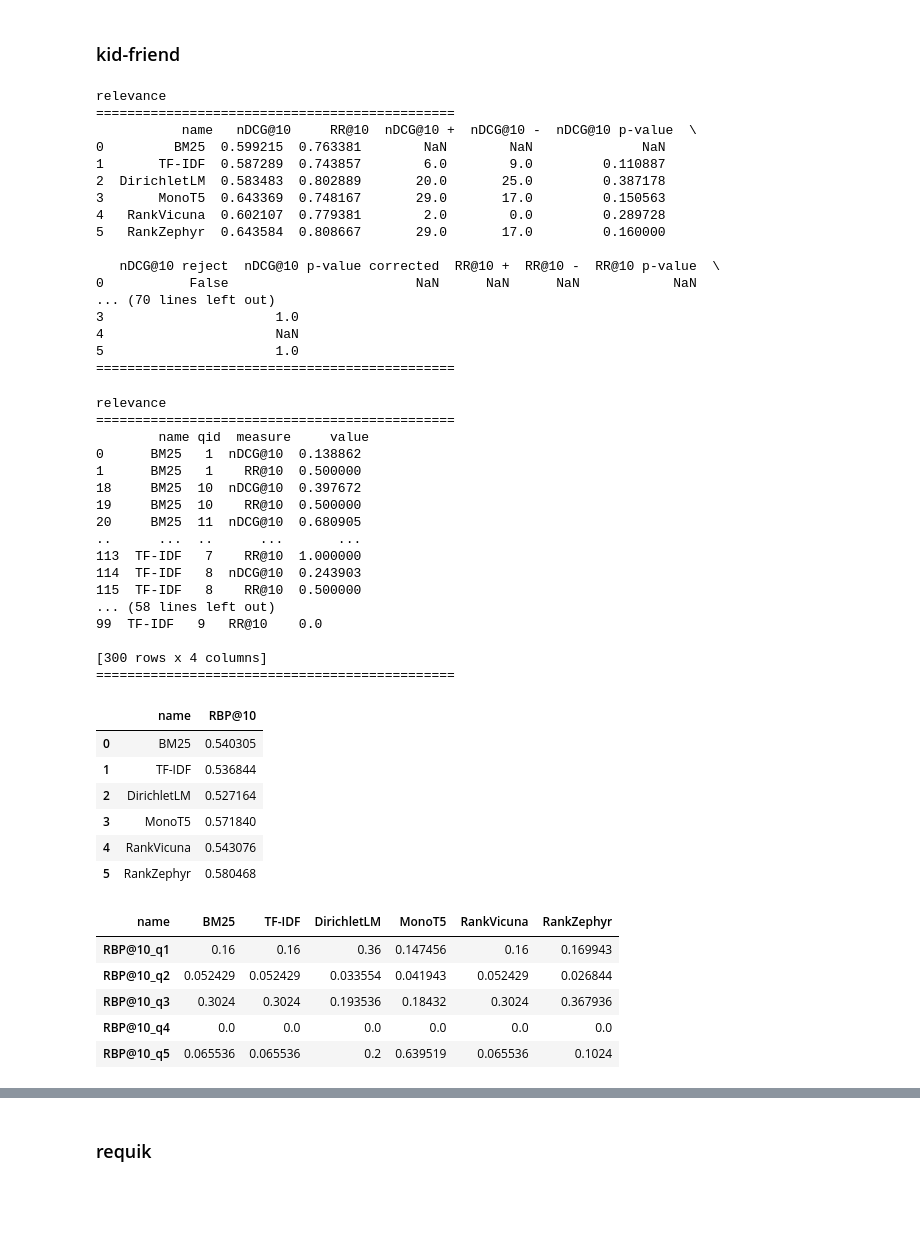
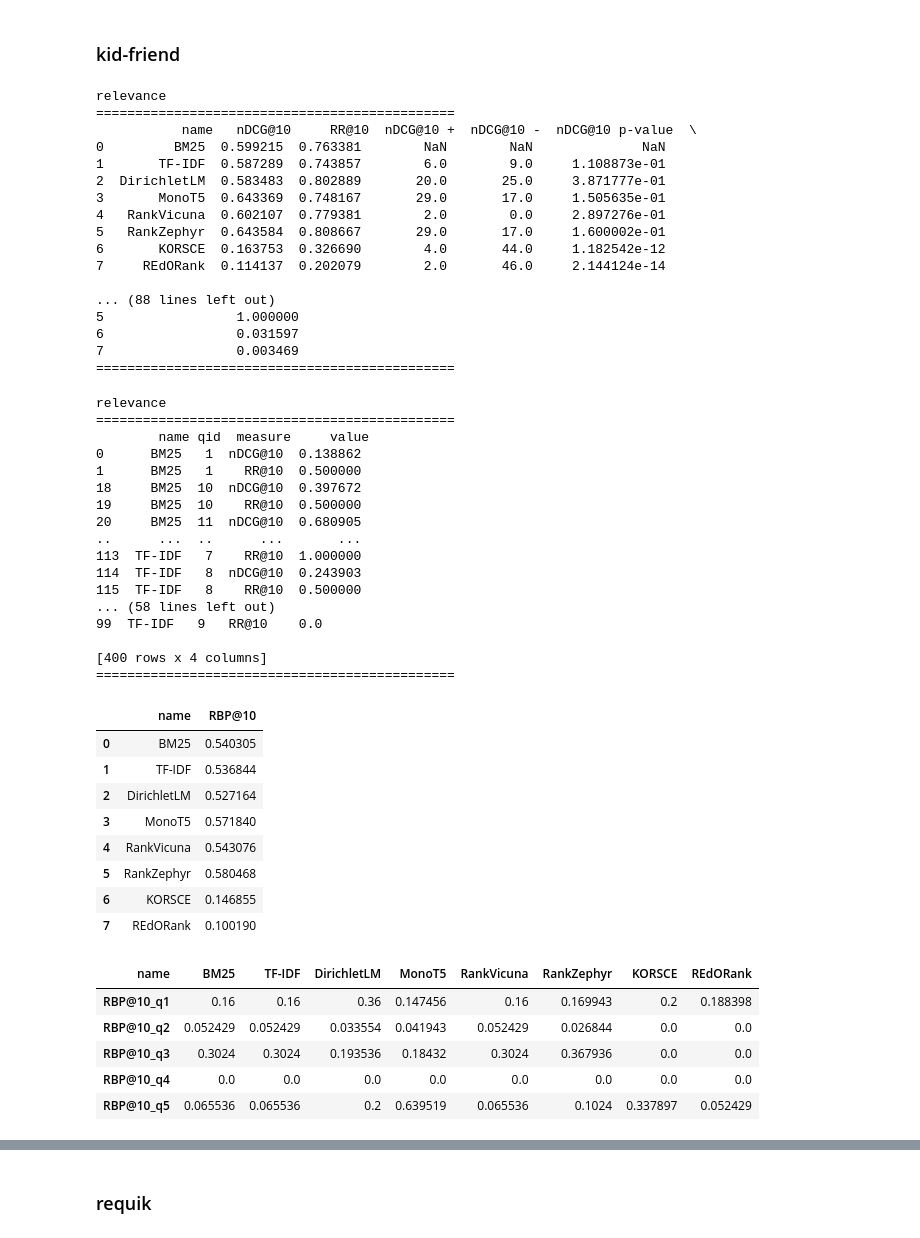
Before and after one commit to SOLandChildren/ChildCenteredEvaluation, a Jupyter notebook: code/evaluation.ipynb, the cells around one changed output, grey strips where cells are left out. Cells and saved outputs as stored; diff of their text form; code cells hidden in the pictures; blank space fills up the shorter version.

Commit message:
added korsce rankings for evaluation

```diff
--- a/code/evaluation.ipynb
+++ b/code/evaluation.ipynb
@@ -36,7 +104,7 @@ for qrel in qrels:
         retr_systems = get_ranked_lists("results/kid-friend/"),
         topics = kf_queries,
         qrels = kf_qrel_file,
-        names=["BM25", "TF-IDF", "DirichletLM", "MonoT5", "RankVicuna", "RankZephyr"],
+        names=["BM25", "TF-IDF", "DirichletLM", "MonoT5", "RankVicuna", "RankZephyr", "KORSCE", "REdORank"],
         eval_metrics=metrics,
         save_dir=str(kf_results_dir),
         save_mode='reuse', # switch to overwrite if required,
@@ -51,18 +119,18 @@ relevance
 ==============================================
            name   nDCG@10     RR@10  nDCG@10 +  nDCG@10 -  nDCG@10 p-value  \
 0         BM25  0.599215  0.763381        NaN        NaN              NaN
-1       TF-IDF  0.587289  0.743857        6.0        9.0         0.110887
-2  DirichletLM  0.583483  0.802889       20.0       25.0         0.387178
-3       MonoT5  0.643369  0.748167       29.0       17.0         0.150563
-4   RankVicuna  0.602107  0.779381        2.0        0.0         0.289728
-5   RankZephyr  0.643584  0.808667       29.0       17.0         0.160000
+1       TF-IDF  0.587289  0.743857        6.0        9.0     1.108873e-01
+2  DirichletLM  0.583483  0.802889       20.0       25.0     3.871777e-01
+3       MonoT5  0.643369  0.748167       29.0       17.0     1.505635e-01
+4   RankVicuna  0.602107  0.779381        2.0        0.0     2.897276e-01
+5   RankZephyr  0.643584  0.808667       29.0       17.0     1.600002e-01
+6       KORSCE  0.163753  0.326690        4.0       44.0     1.182542e-12
+7     REdORank  0.114137  0.202079        2.0       46.0     2.144124e-14
 
-   nDCG@10 reject  nDCG@10 p-value corrected  RR@10 +  RR@10 -  RR@10 p-value  \
-0           False                        NaN      NaN      NaN            NaN
-... (70 lines left out)
-3                      1.0
-4                      NaN
-5                      1.0
+... (88 lines left out)
+5                 1.000000
+6                 0.031597
+7                 0.003469
 ==============================================
 # %%
 import pyterrier as pt
@@ -98,7 +166,7 @@ for qrel in qrels:
         retr_systems = get_ranked_lists("results/kid-friend/"),
         topics = kf_queries,
         qrels = kf_qrel_file,
-        names=["BM25", "TF-IDF", "DirichletLM", "MonoT5", "RankVicuna", "RankZephyr"],
+        names=["BM25", "TF-IDF", "DirichletLM", "MonoT5", "RankVicuna", "RankZephyr", "KORSCE", "REdORank"],
         eval_metrics=metrics,
         save_dir=str(kf_results_dir),
         save_mode='reuse', # switch to overwrite if required,
@@ -123,7 +191,7 @@ relevance
 ... (58 lines left out)
 99  TF-IDF   9   RR@10    0.0
 
-[300 rows x 4 columns]
+[400 rows x 4 columns]
 ==============================================
 # %%
 import pyterrier as pt
@@ -132,7 +200,7 @@ import pandas as pd
 
 
 kf_retriever_systems = get_ranked_lists("results/kid-friend/")
-kf_retriever_names = ["BM25", "TF-IDF", "DirichletLM", "MonoT5", "RankVicuna", "RankZephyr"]
+kf_retriever_names = ["BM25", "TF-IDF", "DirichletLM", "MonoT5", "RankVicuna", "RankZephyr", "KORSCE", "REdORank"]
 
 # kf_retriever_systems = [kid_friend_tf_idf]
 # kf_retriever_names = ["TF-IDF"]
@@ -157,41 +225,43 @@ kf_rbp_results_df
 | 3 | MonoT5 | 0.571840 |
 | 4 | RankVicuna | 0.543076 |
 | 5 | RankZephyr | 0.580468 |
+| 6 | KORSCE | 0.146855 |
+| 7 | REdORank | 0.100190 |
 # %%
 import pyterrier as pt
 from utils import RBP, get_ranked_lists
 import pandas as pd
 
 
 kf_retriever_systems = get_ranked_lists("results/kid-friend/")
-kf_retriever_names = ["BM25", "TF-IDF", "DirichletLM", "MonoT5", "RankVicuna", "RankZephyr"]
+kf_retriever_names = ["BM25", "TF-IDF", "DirichletLM", "MonoT5", "RankVicuna", "RankZephyr", "KORSCE", "REdORank"]
 
 # kf_retriever_systems = [kid_friend_tf_idf]
 # kf_retriever_names = ["TF-IDF"]
 
 kf_queries = pd.read_csv("../data/kid-friend-en/en/inputs/topics.csv")
 kf_queries["qid"] = kf_queries["qid"].astype(str)
 kf_qrel_file = pd.read_csv("../data/kid-friend-en/en/qrels/qrels-relevance-binary.csv")
 kf_qrel_file["qid"] = kf_qrel_file["qid"].astype(str)
 
 kf_rbp_results = []
 for sys, name in zip(kf_retriever_systems, kf_retriever_names):
     score = RBP(topics=kf_queries, qrels=kf_qrel_file, retriever_system=sys, phi=0.8, perquery=True, k=10)
     kf_rbp_results.append([name]+score)
 
 kf_rbp_results_df_per_query = pd.DataFrame(kf_rbp_results, columns=["name"] + [f"RBP@10_q{i}" for i in range(1, len(score)+1)])
 kf_rbp_results_df_per_query = kf_rbp_results_df_per_query.T
 kf_rbp_results_df_per_query.columns = kf_rbp_results_df_per_query.iloc[0]
 kf_rbp_results_df_per_query = kf_rbp_results_df_per_query.iloc[1:]
 kf_rbp_results_df_per_query.to_csv("results/kid-friend/query_wise/RBP.csv", index=True)
 kf_rbp_results_df_per_query.head()
 # %% [output]
-| name | BM25 | TF-IDF | DirichletLM | MonoT5 | RankVicuna | RankZephyr |
-| RBP@10_q1 | 0.16 | 0.16 | 0.36 | 0.147456 | 0.16 | 0.169943 |
-| RBP@10_q2 | 0.052429 | 0.052429 | 0.033554 | 0.041943 | 0.052429 | 0.026844 |
-| RBP@10_q3 | 0.3024 | 0.3024 | 0.193536 | 0.18432 | 0.3024 | 0.367936 |
-| RBP@10_q4 | 0.0 | 0.0 | 0.0 | 0.0 | 0.0 | 0.0 |
-| RBP@10_q5 | 0.065536 | 0.065536 | 0.2 | 0.639519 | 0.065536 | 0.1024 |
+| name | BM25 | TF-IDF | DirichletLM | MonoT5 | RankVicuna | RankZephyr | KORSCE | REdORank |
+| RBP@10_q1 | 0.16 | 0.16 | 0.36 | 0.147456 | 0.16 | 0.169943 | 0.2 | 0.188398 |
+| RBP@10_q2 | 0.052429 | 0.052429 | 0.033554 | 0.041943 | 0.052429 | 0.026844 | 0.0 | 0.0 |
+| RBP@10_q3 | 0.3024 | 0.3024 | 0.193536 | 0.18432 | 0.3024 | 0.367936 | 0.0 | 0.0 |
+| RBP@10_q4 | 0.0 | 0.0 | 0.0 | 0.0 | 0.0 | 0.0 | 0.0 | 0.0 |
+| RBP@10_q5 | 0.065536 | 0.065536 | 0.2 | 0.639519 | 0.065536 | 0.1024 | 0.337897 | 0.052429 |
 # %%
 from scipy.stats import ttest_rel
 import numpy as np
```
Also changed, not shown: parts of 35 cells of this notebook, 39 other files.
